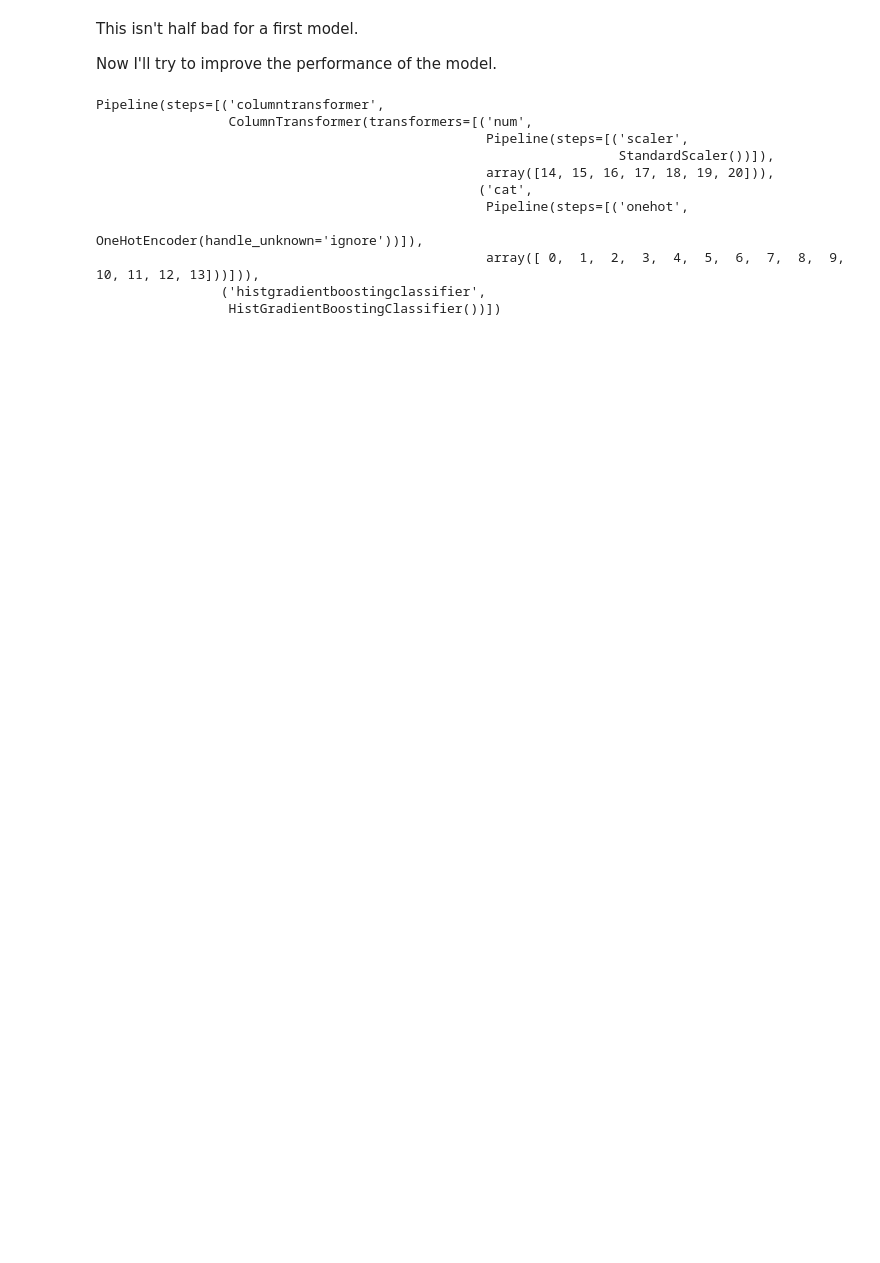
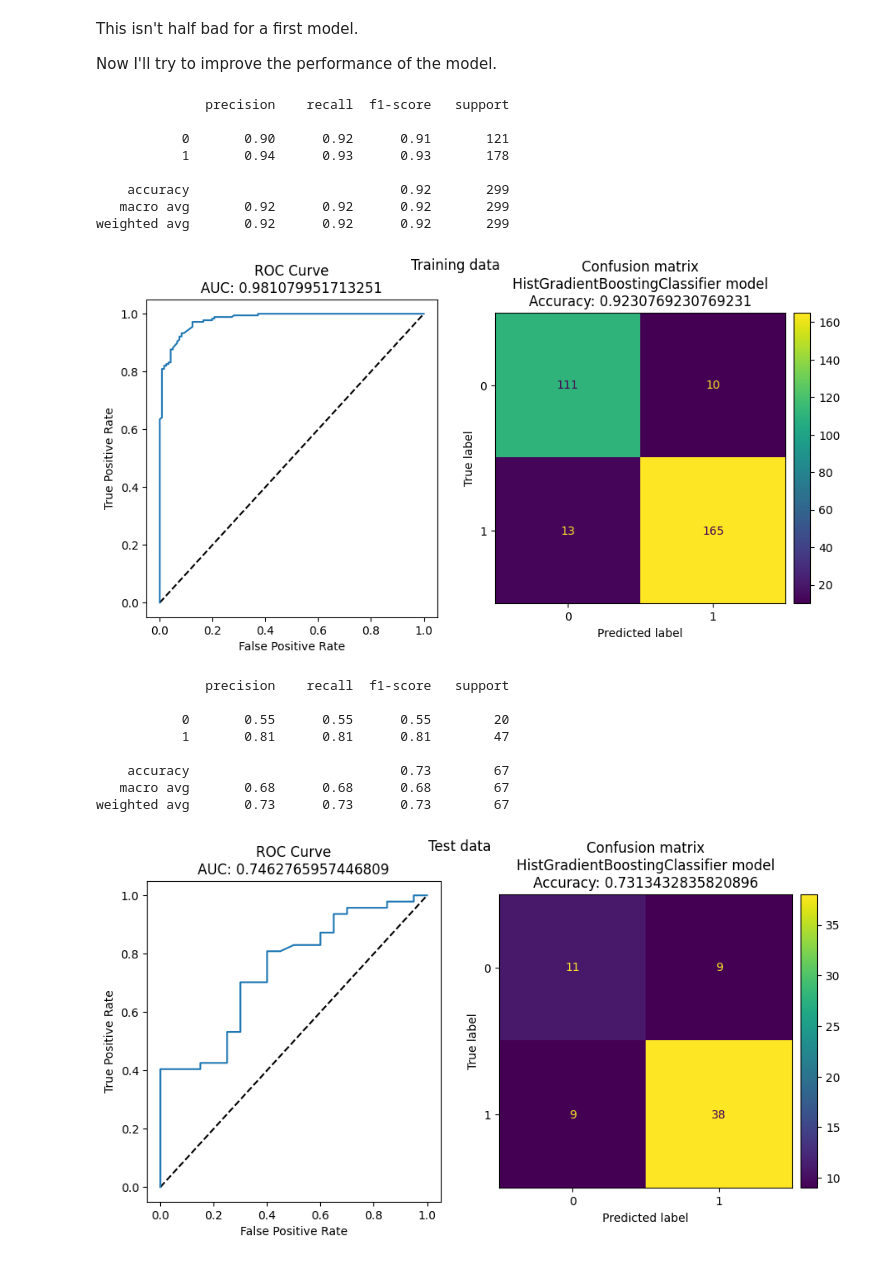
Before and after one commit to csharp14/horse-colic-project, a Jupyter notebook: ColicAnalysis.ipynb, the cells around one changed output. Cells and saved outputs as stored; diff of their text form; code cells hidden in the pictures; blank space fills up the shorter version.

```diff
--- a/ColicAnalysis.ipynb
+++ b/ColicAnalysis.ipynb
@@ -304,13 +180,0 @@ HistGradientBoostingClassifier()
-# %%
-from sklearn.metrics import accuracy_score, classification_report, confusion_matrix, ConfusionMatrixDisplay
-
-predictions = model.predict(X_test)
-print('Accuracy: ', accuracy_score(y_test, predictions))
-print(classification_report(y_test, predictions))
-
-cm = confusion_matrix(y_test,predictions)
-
-disp = ConfusionMatrixDisplay(confusion_matrix=cm)
-disp.plot()
-plt.title('Confusion matrix\nHistGradientBoostingClassifier model\nAccuracy: ' + str(accuracy_score(y_test, predictions)))
-plt.show()
@@ -328,3 +180,0 @@ weighted avg       0.79      0.78      0.77        90
-# %%
-y_scores = model.predict_proba(X_test)
-print(y_scores)
@@ -375,42 +264,49 @@ Now I'll try to improve the performance of the model.
 # %%
 # Train the model
 from sklearn.compose import ColumnTransformer
 from sklearn.pipeline import Pipeline, make_pipeline
 from sklearn.preprocessing import StandardScaler, OneHotEncoder
-from sklearn.linear_model import HistGradientBoostingClassifier
 import numpy as np
-from scipy.sparse import csr_matrix
 
 # Define preprocessing for numeric columns (normalize them so they're on the same scale)
 num_feats = np.arange(len(categorical_features),len(categorical_features)+len(numeric_features))
 numeric_transformer = Pipeline(steps=[
     ('scaler', StandardScaler())])
 
 # Define preprocessing for categorical features (encode the Age column)
 cat_feats = np.arange(0,len(categorical_features))
 categorical_transformer = Pipeline(steps=[
     ('onehot', OneHotEncoder(handle_unknown='ignore'))])
 
 # Combine preprocessing steps
 preprocessor = ColumnTransformer(
     transformers=[
         ('num', numeric_transformer, num_feats),
         ('cat', categorical_transformer, cat_feats)])
 
 # Create preprocessing and training pipeline
 pipeline = make_pipeline(preprocessor,HistGradientBoostingClassifier())
 # fit the pipeline to train a logistic regression model on the training set
 model = pipeline.fit(X_train, y_train)
-print (model)
+
+cm_roc_auc_plot(X_train, y_train, model, 'Training data')
+cm_roc_auc_plot(X_test, y_test, model, 'Test data')
 # %% [output]
-Pipeline(steps=[('columntransformer',
-                 ColumnTransformer(transformers=[('num',
-                                                  Pipeline(steps=[('scaler',
-                                                                   StandardScaler())]),
-                                                  array([14, 15, 16, 17, 18, 19, 20])),
-                                                 ('cat',
-                                                  Pipeline(steps=[('onehot',
-                                                                   OneHotEncoder(handle_unknown='ignore'))]),
-                                                  array([ 0,  1,  2,  3,  4,  5,  6,  7,  8,  9, 10, 11, 12, 13]))])),
-                ('histgradientboostingclassifier',
-                 HistGradientBoostingClassifier())])
+              precision    recall  f1-score   support
+
+           0       0.90      0.92      0.91       121
+           1       0.94      0.93      0.93       178
+
+    accuracy                           0.92       299
+   macro avg       0.92      0.92      0.92       299
+weighted avg       0.92      0.92      0.92       299
+[figure, added]
+              precision    recall  f1-score   support
+
+           0       0.55      0.55      0.55        20
+           1       0.81      0.81      0.81        47
+
+    accuracy                           0.73        67
+   macro avg       0.68      0.68      0.68        67
+weighted avg       0.73      0.73      0.73        67
+[figure, added]
```
Also changed, not shown: parts of 18 cells of this notebook.
